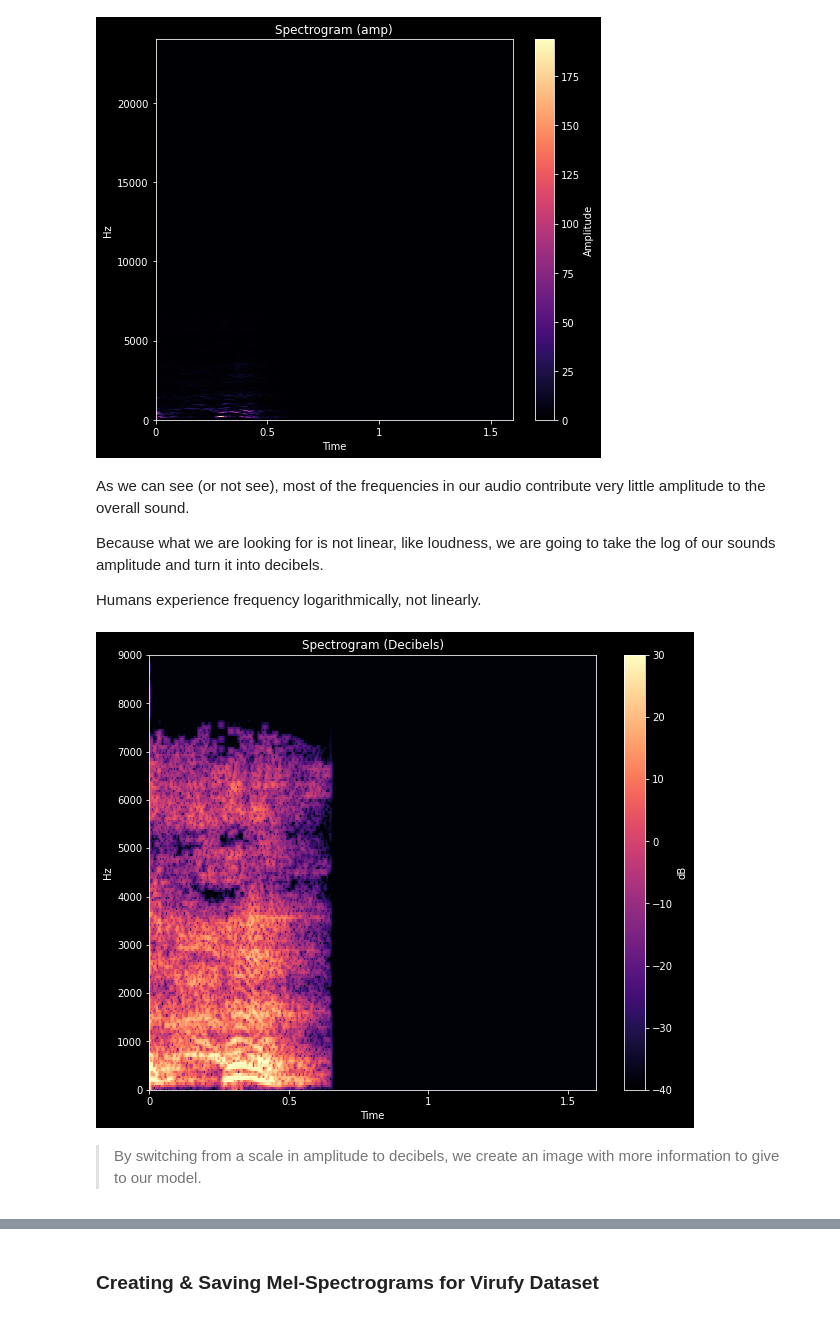
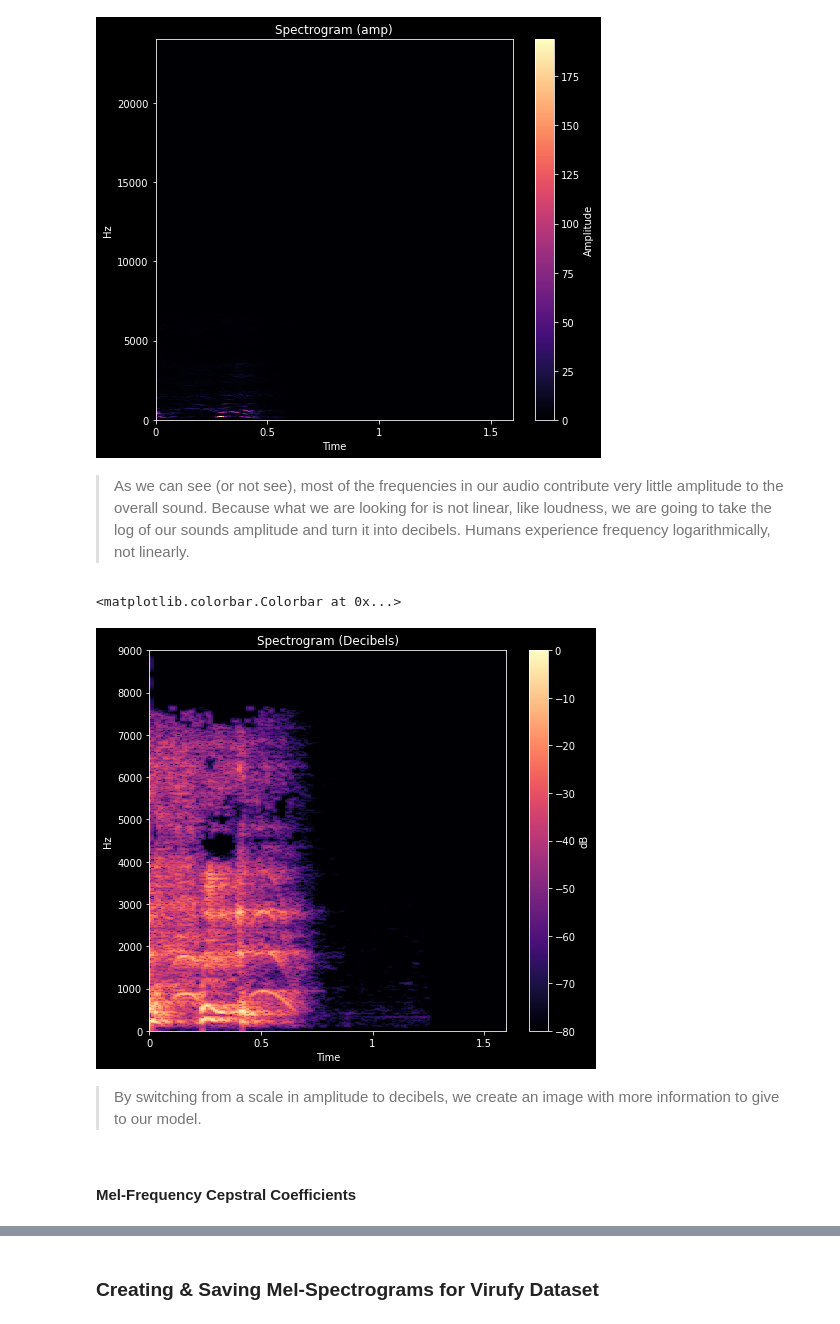
Before and after one commit to Lewis34cs/corona_audio, a Jupyter notebook: covid_proj_p2_audio.ipynb, the cells around one changed output, grey strips where cells are left out. Drawn from its saved outputs; the diff is of its cells as text; code cells hidden in the pictures.

```diff
--- a/covid_proj_p2_audio.ipynb
+++ b/covid_proj_p2_audio.ipynb
@@ -414,14 +433,28 @@ plt.show()
 # %% [output]
 [figure]
 # %% [markdown]
-As we can see (or not see), most of the frequencies in our audio contribute very little amplitude to the overall sound.
-
-Because what we are looking for is not linear, like loudness, we are going to take the log of our sounds amplitude and turn it into decibels.
-
-Humans experience frequency logarithmically, not linearly.
+>As we can see (or not see), most of the frequencies in our audio contribute very little amplitude to the overall sound. Because what we are looking for is not linear, like loudness, we are going to take the log of our sounds amplitude and turn it into decibels. Humans experience frequency logarithmically, not linearly.
-# %%
-to_spectrogram(signal, sr=48000, hop_length=128, n_fft=1024, vmin=-40, vmax=30)
-# %% [output]
-[figure, removed]
+# %%
+n_fft = 2048
+hop_length = 512
+fmax = 9000
+ref=np.max
+
+stft_signal = librosa.core.stft(y=signal, hop_length=hop_length, n_fft=n_fft)
+spectrogram = np.abs(stft_signal)
+#Here is where we take the log of the amplitude
+amp_to_db = librosa.amplitude_to_db(spectrogram, ref=ref)
+fig = plt.figure(figsize=(8,7))
+ldp.specshow(amp_to_db, sr=sr, x_axis='time', y_axis='hz', cmap='magma',
+              hop_length=hop_length, fmax=fmax)
+
+plt.title("Spectrogram (Decibels)")
+plt.ylim(0, fmax)
+plt.colorbar(label='dB')
+# %% [output]
+<matplotlib.colorbar.Colorbar at 0x...>
+[figure, added]
 # %% [markdown]
 >By switching from a scale in amplitude to decibels, we create an image with more information to give to our model.
+# %% [markdown]
+#### Mel-Frequency Cepstral Coefficients
```
Also changed, not shown: parts of 442 cells of this notebook.
